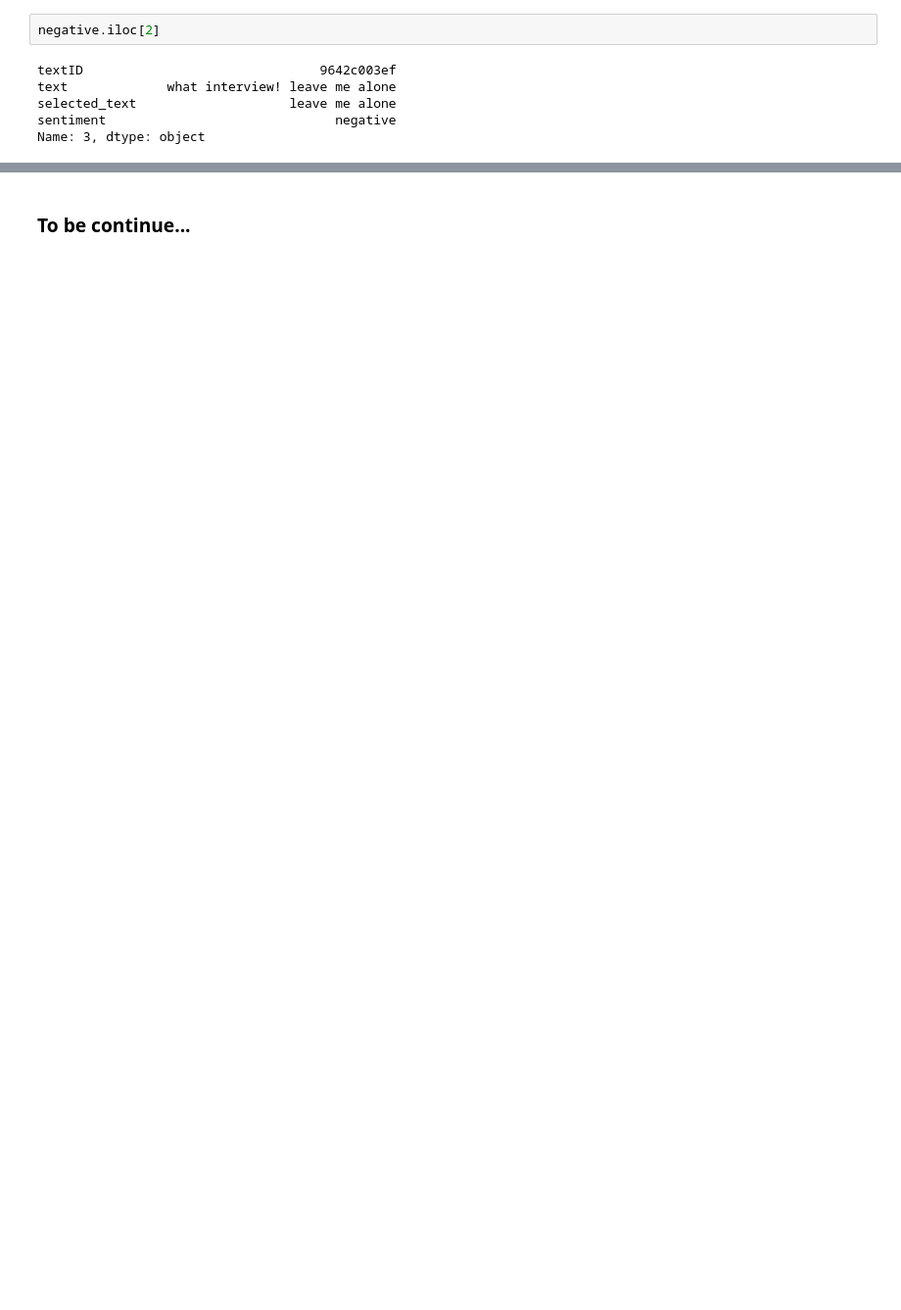
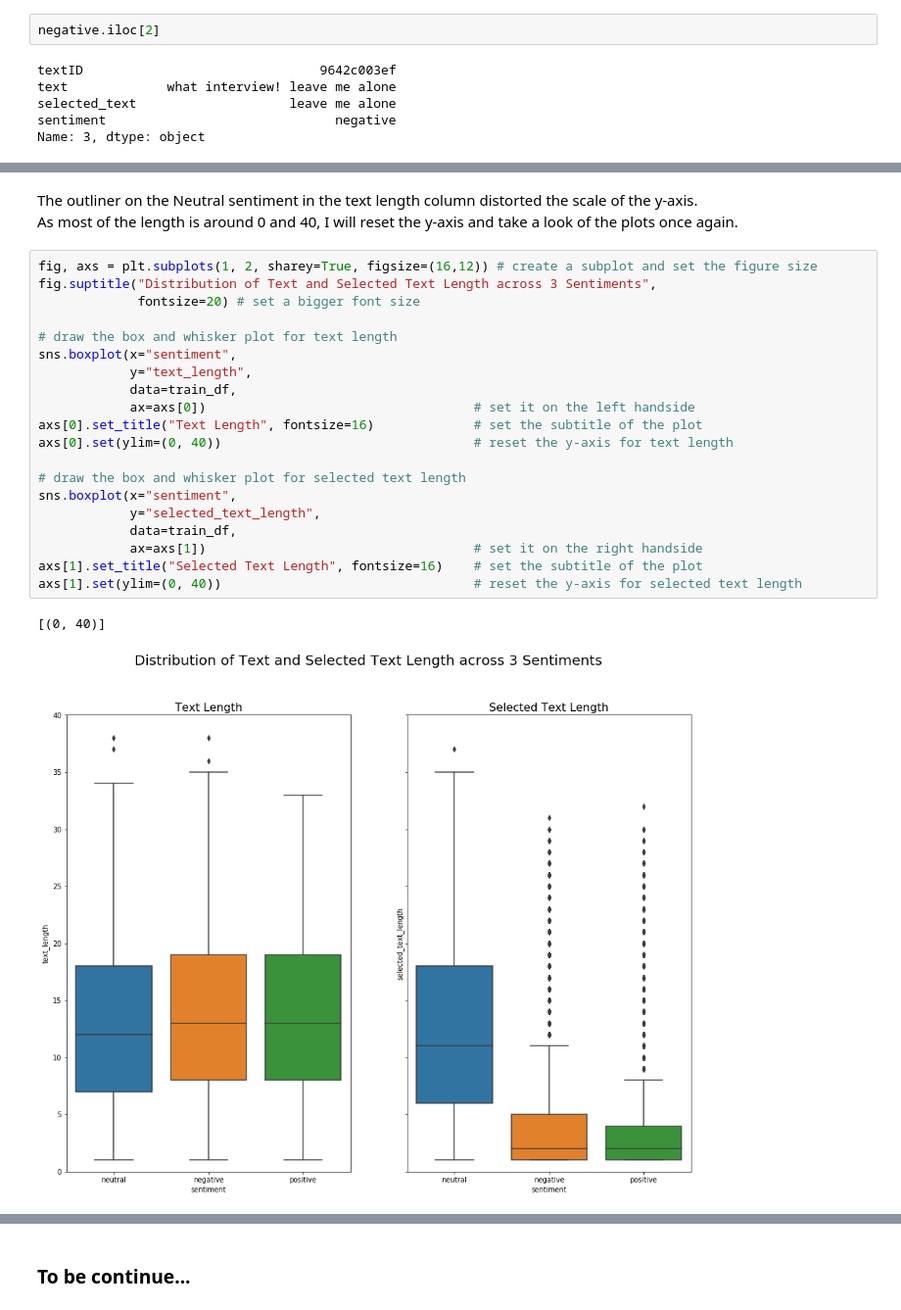
Before and after one commit to felixshadow220/Data_Science_Learning, a Jupyter notebook: Tweet_Sentiment_Extraction.ipynb, the cells around one changed output, grey strips where cells are left out. Shown: that part at 98% size. Cells and saved outputs as stored; diff of their text form; blank space fills up the shorter version.

```diff
--- a/Tweet_Sentiment_Extraction.ipynb
+++ b/Tweet_Sentiment_Extraction.ipynb
@@ -244,0 +277,26 @@ Name: 3, dtype: object
+# %% [markdown]
+The outliner on the Neutral sentiment in the text length column distorted the scale of the y-axis. <br>
+As most of the length is around 0 and 40, I will reset the y-axis and take a look of the plots once again.
+# %%
+fig, axs = plt.subplots(1, 2, sharey=True, figsize=(16,12)) # create a subplot and set the figure size
+fig.suptitle("Distribution of Text and Selected Text Length across 3 Sentiments",
+             fontsize=20) # set a bigger font size
+
+# draw the box and whisker plot for text length
+sns.boxplot(x="sentiment",
+            y="text_length",
+            data=train_df,
+            ax=axs[0])                                   # set it on the left handside
+axs[0].set_title("Text Length", fontsize=16)             # set the subtitle of the plot
+axs[0].set(ylim=(0, 40))                                 # reset the y-axis for text length
+
+# draw the box and whisker plot for selected text length
+sns.boxplot(x="sentiment",
+            y="selected_text_length",
+            data=train_df,
+            ax=axs[1])                                   # set it on the right handside
+axs[1].set_title("Selected Text Length", fontsize=16)    # set the subtitle of the plot
+axs[1].set(ylim=(0, 40))                                 # reset the y-axis for selected text length
+# %% [output]
+[(0, 40)]
+[figure, added]
```
Also changed, not shown: parts of 11 cells of this notebook.
